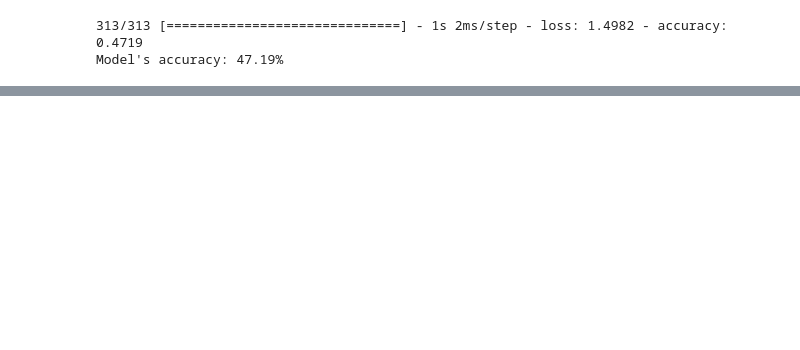
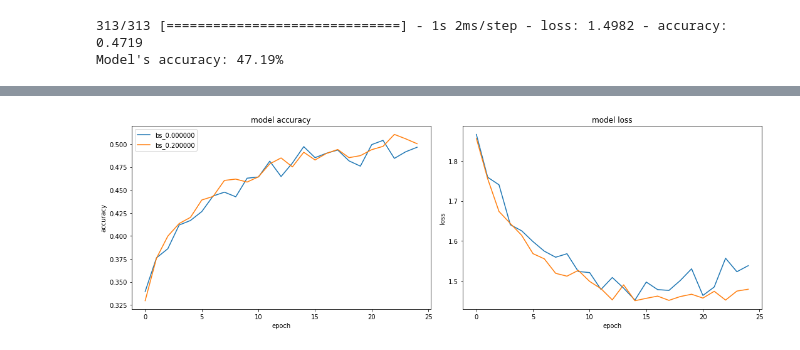
Before and after one commit to billzhao1030/KIT315_Tutorial, a Jupyter notebook: t5_try.ipynb, the cells around one changed output, grey strips where cells are left out. Cells and saved outputs as stored; diff of their text form; code cells hidden in the pictures; blank space fills up the shorter version.

```diff
--- a/t5_try.ipynb
+++ b/t5_try.ipynb
@@ -162,3 +155,26 @@ print("Model's accuracy: {:5.2f}%".format(100*acc))
 # %% [output]
 313/313 [==============================] - 1s 2ms/step - loss: 1.4982 - accuracy: 0.4719
 Model's accuracy: 47.19%
+# %%
+alltest = {}
+for bs in [0, 0.2]:
+    keras.backend.clear_session()
+    model = Sequential()
+    model.add(keras.Input(shape=(32*32*3, )))
+    n_hidden_layers = 8
+    for i in range(n_hidden_layers):
+        model.add(layers.Dense(288, activation='relu'))
+        #tf.keras.layers.BatchNormalization()
+    model.add(layers.Dropout(bs))
+    model.add(layers.Dense(10, activation='softmax'))
+
+    from keras import optimizers
+
+    opt = keras.optimizers.Adam(0.0001)
+    model.compile(loss='categorical_crossentropy', optimizer=opt, metrics=['accuracy'])
+
+    #model.summary()
+
+    train_hist = model.fit(x_train, y_train_onehot, batch_size=128,
+    epochs=25,verbose=1, validation_data=(x_test, y_test_onehot), shuffle=True)
+    alltest['bs_%f' % (bs)] = train_hist.history
@@ -164,0 +199,19 @@ Model's accuracy: 47.19%
+# %%
+fig, axs = plt.subplots(1, 2, figsize=(15, 5))
+
+for conf in alltest:
+    axs[0].plot(alltest[conf]['val_accuracy'], label=conf)
+    axs[0].set_title('model accuracy')
+    axs[0].set_ylabel('accuracy')
+    axs[0].set_xlabel('epoch')
+    axs[0].legend()
+
+    axs[1].plot(alltest[conf]['val_loss'])
+    axs[1].set_title('model loss')
+    axs[1].set_ylabel('loss')
+    axs[1].set_xlabel('epoch')
+
+plt.tight_layout()
+plt.show()
+# %% [output]
+[figure, added]
```
Also changed, not shown: parts of 6 cells of this notebook, 1 other file.
